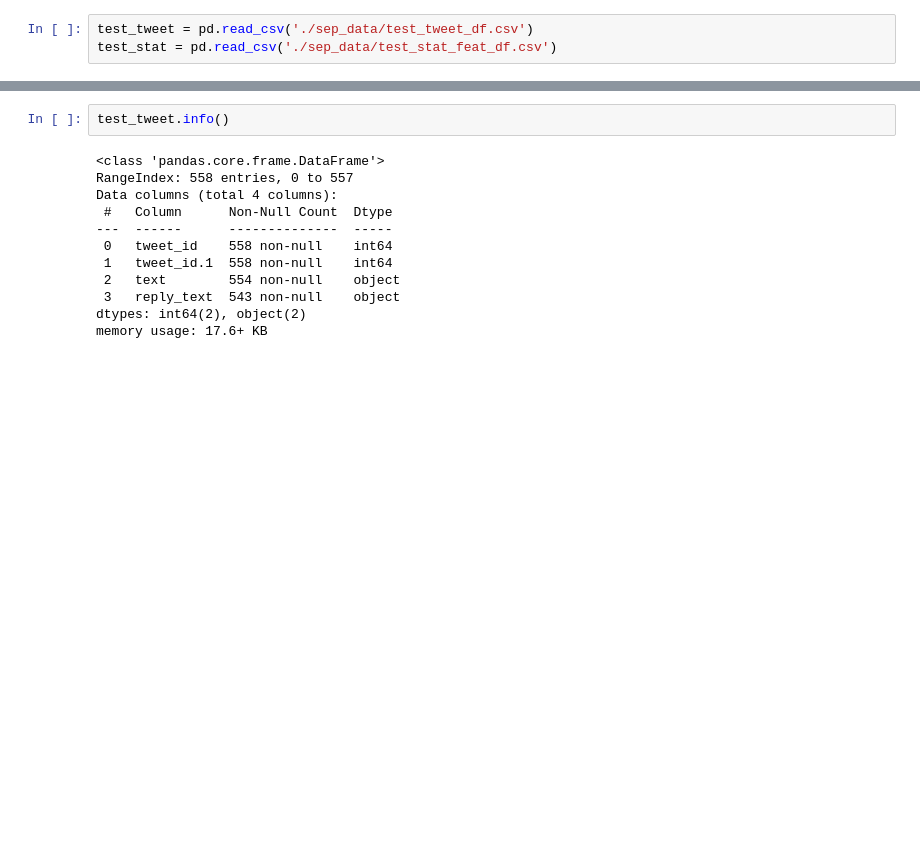
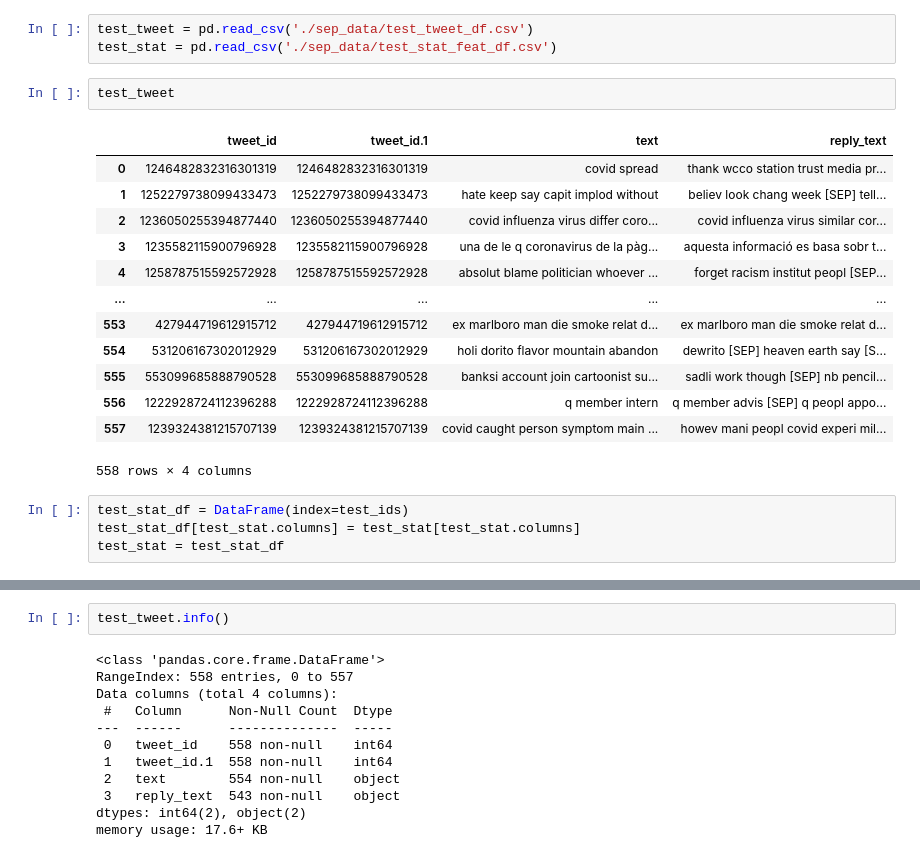
Before and after one commit to HandanYU/Rumour-detection, a Jupyter notebook: experiment.ipynb, the cells around one changed output, grey strips where cells are left out. Drawn from its saved outputs; the diff is of its cells as text; blank space fills up the shorter version.

```diff
--- a/experiment.ipynb
+++ b/experiment.ipynb
@@ -451,3 +464,23 @@ Some weights of the model checkpoint at bert-base-uncased were not used when ini
 # %%
 test_tweet = pd.read_csv('./sep_data/test_tweet_df.csv')
 test_stat = pd.read_csv('./sep_data/test_stat_feat_df.csv')
+# %%
+test_tweet
+# %% [output]
+|  | tweet_id | tweet_id.1 | text | reply_text |
+| 0 | 1246482832316301319 | 1246482832316301319 | covid spread | thank wcco station trust media pr... |
+| 1 | 1252279738099433473 | 1252279738099433473 | hate keep say capit implod without | believ look chang week [SEP] tell... |
+| 2 | 1236050255394877440 | 1236050255394877440 | covid influenza virus differ coro... | covid influenza virus similar cor... |
+| 3 | 1235582115900796928 | 1235582115900796928 | una de le q coronavirus de la pàg... | aquesta informació es basa sobr t... |
+| 4 | 1258787515592572928 | 1258787515592572928 | absolut blame politician whoever ... | forget racism institut peopl [SEP... |
+| ... | ... | ... | ... | ... |
+| 553 | 427944719612915712 | 427944719612915712 | ex marlboro man die smoke relat d... | ex marlboro man die smoke relat d... |
+| 554 | 531206167302012929 | 531206167302012929 | holi dorito flavor mountain abandon | dewrito [SEP] heaven earth say [S... |
+| 555 | 553099685888790528 | 553099685888790528 | banksi account join cartoonist su... | sadli work though [SEP] nb pencil... |
+| 556 | 1222928724112396288 | 1222928724112396288 | q member intern | q member advis [SEP] q peopl appo... |
+| 557 | 1239324381215707139 | 1239324381215707139 | covid caught person symptom main ... | howev mani peopl covid experi mil... |
+558 rows × 4 columns
+# %%
+test_stat_df = DataFrame(index=test_ids)
+test_stat_df[test_stat.columns] = test_stat[test_stat.columns]
+test_stat = test_stat_df
```
Also changed, not shown: parts of 8 cells of this notebook.
